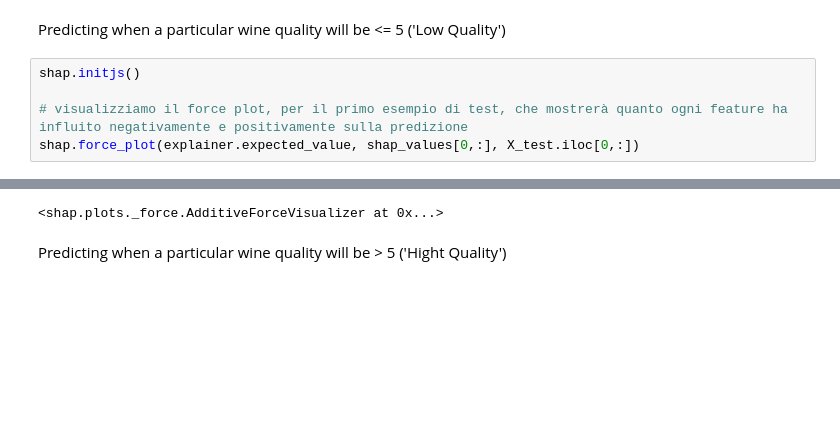
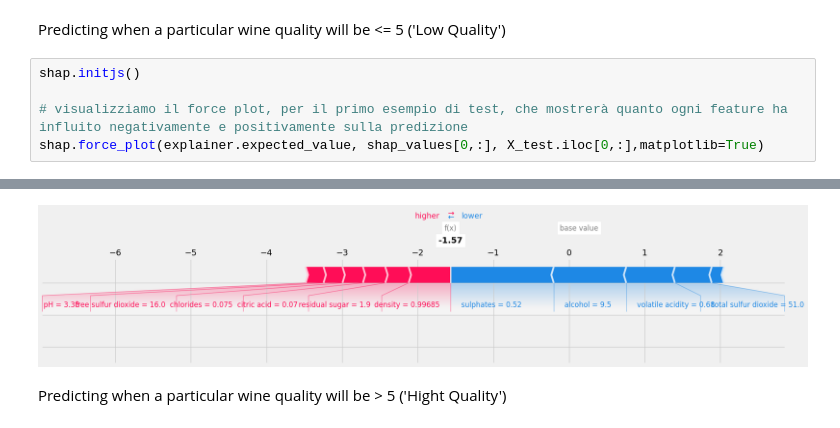
Before and after one commit to blanco003/IC, a Jupyter notebook: 5_xai_Shap.ipynb, the cells around one changed output, grey strips where cells are left out. Cells and saved outputs as stored; diff of their text form; blank space fills up the shorter version.

```diff
--- a/5_xai_Shap.ipynb
+++ b/5_xai_Shap.ipynb
@@ -469,11 +459,11 @@ Predicting when a particular wine quality will be <= 5 ('Low Quality')
 # %%
 shap.initjs()
 
 # visualizziamo il force plot, per il primo esempio di test, che mostrerà quanto ogni feature ha influito negativamente e positivamente sulla predizione
-shap.force_plot(explainer.expected_value, shap_values[0,:], X_test.iloc[0,:])
+shap.force_plot(explainer.expected_value, shap_values[0,:], X_test.iloc[0,:],matplotlib=True)
 # %% [output]
 [interactive output not drawn]
-<shap.plots._force.AdditiveForceVisualizer at 0x...>
+[figure, added]
 # %% [markdown]
 Predicting when a particular wine quality will be > 5 ('Hight Quality')
 # %%
```
Also changed, not shown: parts of 9 cells of this notebook.
